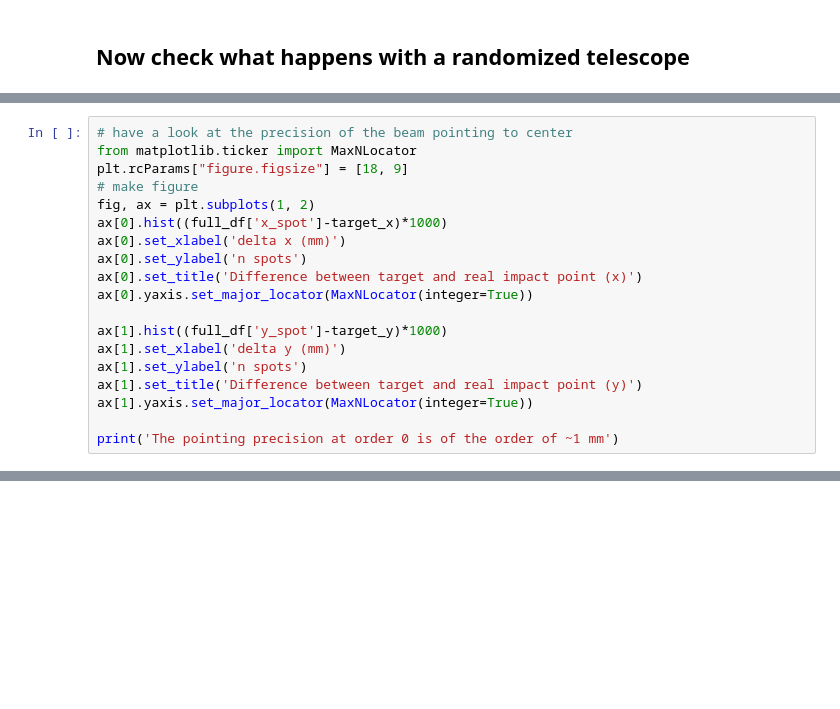
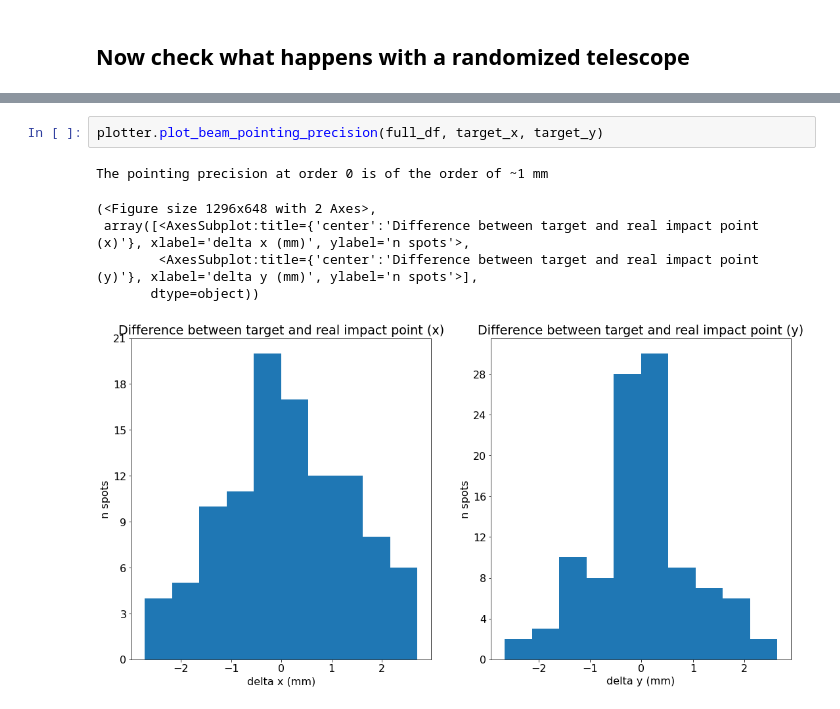
Before and after one commit to lsst-camera-dh/ghosts, a Jupyter notebook: notebooks/LSST_CCOB_study_beam_impact_point.ipynb, the cells around one changed output, grey strips where cells are left out. Drawn from its saved outputs; the diff is of its cells as text; blank space fills up the shorter version.

```diff
--- a/notebooks/LSST_CCOB_study_beam_impact_point.ipynb
+++ b/notebooks/LSST_CCOB_study_beam_impact_point.ipynb
@@ -341,19 +418,0 @@ sns.pairplot(full_df, vars=['beam_id', 'x_offset', 'y_offset', 'x_spot', 'y_spot
-# %%
-# have a look at the precision of the beam pointing to center
-from matplotlib.ticker import MaxNLocator
-plt.rcParams["figure.figsize"] = [18, 9]
-# make figure
-fig, ax = plt.subplots(1, 2)
-ax[0].hist((full_df['x_spot']-target_x)*1000)
-ax[0].set_xlabel('delta x (mm)')
-ax[0].set_ylabel('n spots')
-ax[0].set_title('Difference between target and real impact point (x)')
-ax[0].yaxis.set_major_locator(MaxNLocator(integer=True))
-
-ax[1].hist((full_df['y_spot']-target_y)*1000)
-ax[1].set_xlabel('delta y (mm)')
-ax[1].set_ylabel('n spots')
-ax[1].set_title('Difference between target and real impact point (y)')
-ax[1].yaxis.set_major_locator(MaxNLocator(integer=True))
-
-print('The pointing precision at order 0 is of the order of ~1 mm')
@@ -359,0 +484,9 @@ print('The pointing precision at order 0 is of the order of ~1 mm')
+# %%
+plotter.plot_beam_pointing_precision(full_df, target_x, target_y)
+# %% [output]
+The pointing precision at order 0 is of the order of ~1 mm
+(<Figure size 1296x648 with 2 Axes>,
+ array([<AxesSubplot:title={'center':'Difference between target and real impact point (x)'}, xlabel='delta x (mm)', ylabel='n spots'>,
+        <AxesSubplot:title={'center':'Difference between target and real impact point (y)'}, xlabel='delta y (mm)', ylabel='n spots'>],
+       dtype=object))
+[figure, added]
```
Also changed, not shown: parts of 41 cells of this notebook, 2 other files.
